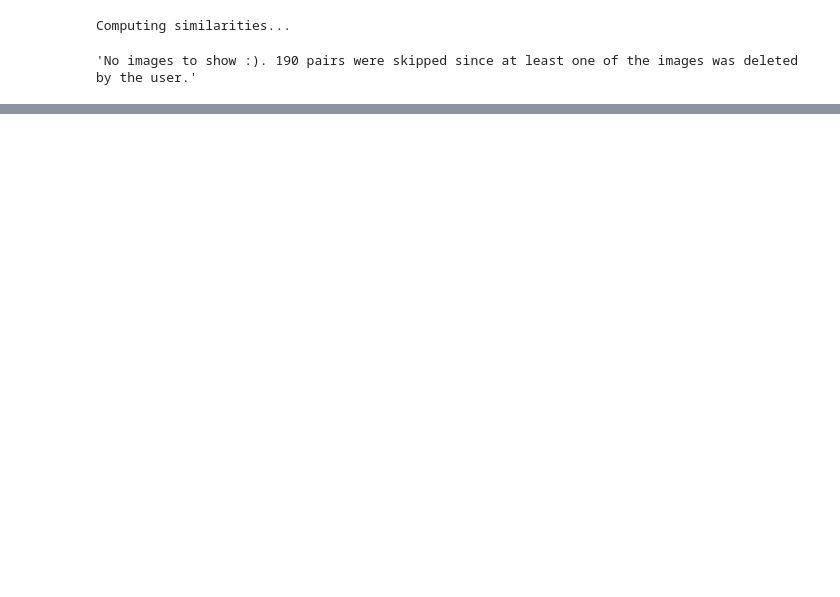
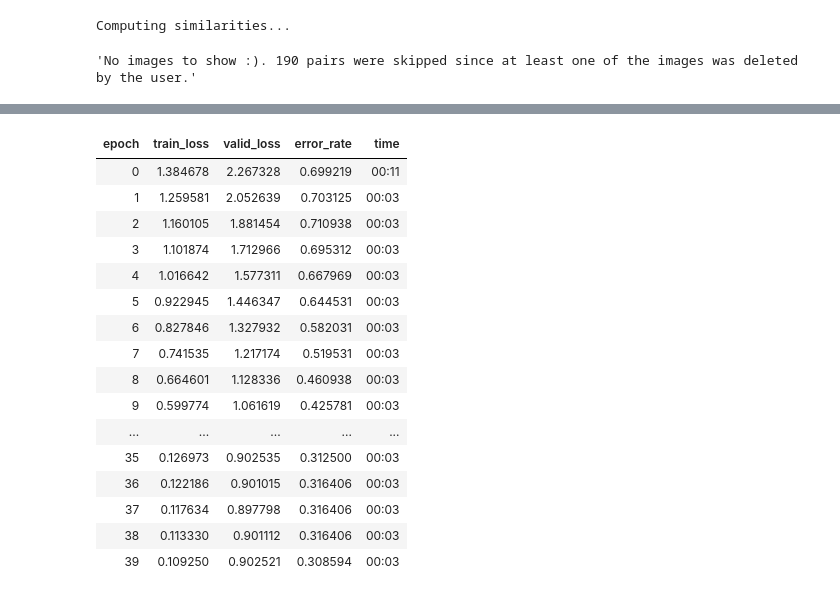
Before and after one commit to rajivbasnet/ImageClassificationWithFastAI, a Jupyter notebook: ImageClassificationFastAI.ipynb, the cells around one changed output, grey strips where cells are left out. Saved outputs shown, nothing was run; the diff lists cells and outputs as text; code cells hidden in the pictures; blank space fills up the shorter version.

```diff
--- a/ImageClassificationFastAI.ipynb
+++ b/ImageClassificationFastAI.ipynb
@@ -140,0 +218,20 @@ ImageCleaner(ds, idxs, path, duplicates=True)
+# %%
+learn.fit_one_cycle(40, slice(1e-6,1e-4))
+# %% [output]
+| epoch | train_loss | valid_loss | error_rate | time |
+| 0 | 1.384678 | 2.267328 | 0.699219 | 00:11 |
+| 1 | 1.259581 | 2.052639 | 0.703125 | 00:03 |
+| 2 | 1.160105 | 1.881454 | 0.710938 | 00:03 |
+| 3 | 1.101874 | 1.712966 | 0.695312 | 00:03 |
+| 4 | 1.016642 | 1.577311 | 0.667969 | 00:03 |
+| 5 | 0.922945 | 1.446347 | 0.644531 | 00:03 |
+| 6 | 0.827846 | 1.327932 | 0.582031 | 00:03 |
+| 7 | 0.741535 | 1.217174 | 0.519531 | 00:03 |
+| 8 | 0.664601 | 1.128336 | 0.460938 | 00:03 |
+| 9 | 0.599774 | 1.061619 | 0.425781 | 00:03 |
+| ... | ... | ... | ... | ... |
+| 35 | 0.126973 | 0.902535 | 0.312500 | 00:03 |
+| 36 | 0.122186 | 0.901015 | 0.316406 | 00:03 |
+| 37 | 0.117634 | 0.897798 | 0.316406 | 00:03 |
+| 38 | 0.113330 | 0.901112 | 0.316406 | 00:03 |
+| 39 | 0.109250 | 0.902521 | 0.308594 | 00:03 |
```
Also changed, not shown: parts of 19 cells of this notebook, 1 other file.
